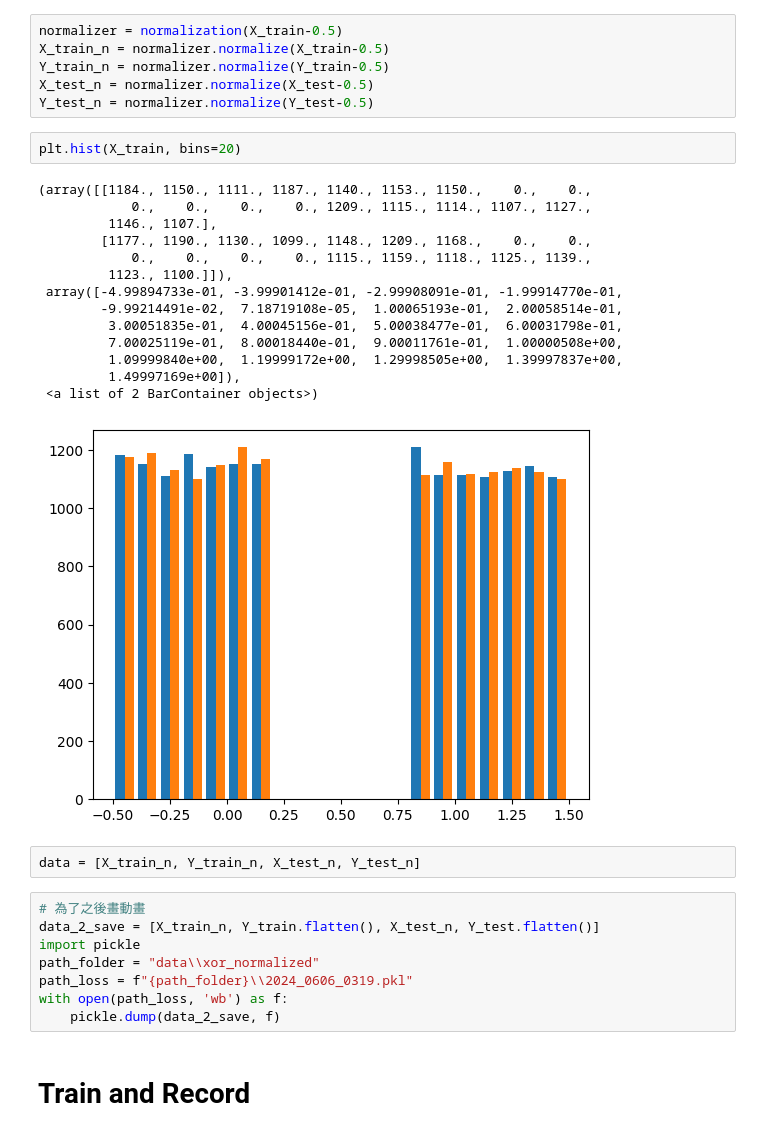
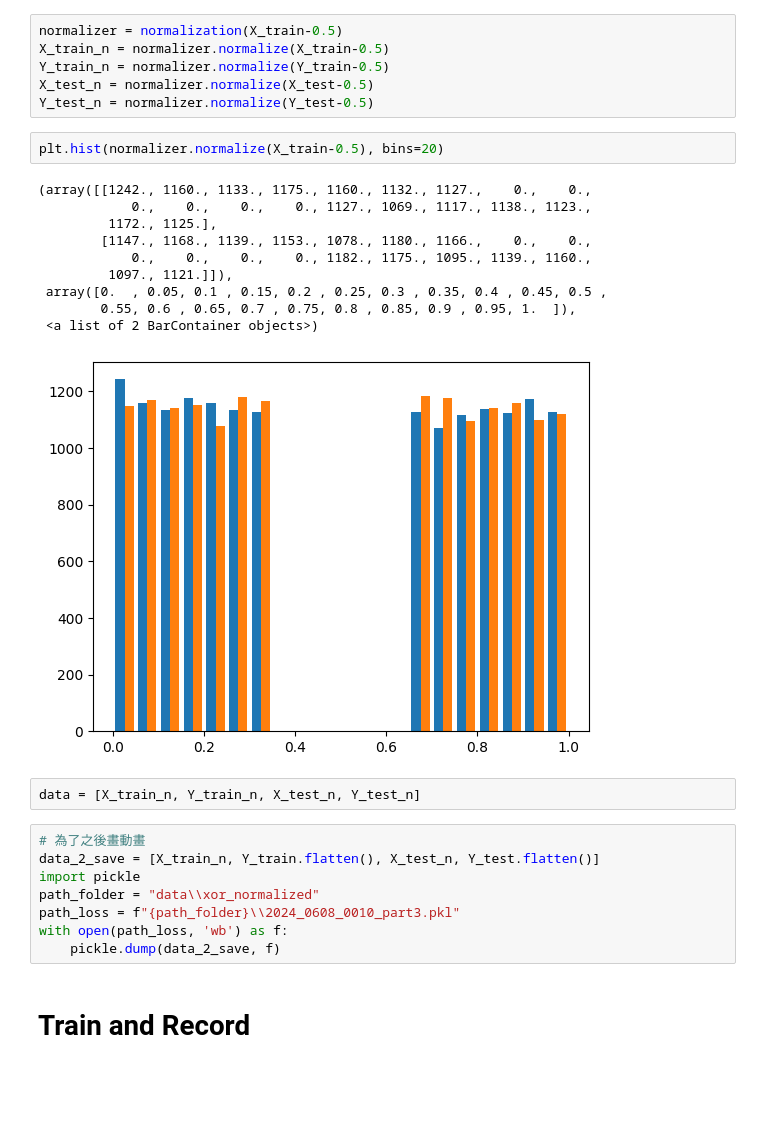
Before and after one commit to SinSuan/data_science, a Jupyter notebook: part3_train.ipynb, the cells around one changed output. Drawn from its saved outputs; the diff is of its cells as text; blank space fills up the shorter version.

```diff
--- a/part3_train.ipynb
+++ b/part3_train.ipynb
@@ -94,22 +94,18 @@ Y_train_n = normalizer.normalize(Y_train-0.5)
 X_test_n = normalizer.normalize(X_test-0.5)
 Y_test_n = normalizer.normalize(Y_test-0.5)
 # %%
-plt.hist(X_train, bins=20)
+plt.hist(normalizer.normalize(X_train-0.5), bins=20)
 # %% [output]
-(array([[1184., 1150., 1111., 1187., 1140., 1153., 1150.,    0.,    0.,
-            0.,    0.,    0.,    0., 1209., 1115., 1114., 1107., 1127.,
-         1146., 1107.],
-        [1177., 1190., 1130., 1099., 1148., 1209., 1168.,    0.,    0.,
-            0.,    0.,    0.,    0., 1115., 1159., 1118., 1125., 1139.,
-         1123., 1100.]]),
- array([-4.99894733e-01, -3.99901412e-01, -2.99908091e-01, -1.99914770e-01,
-        -9.99214491e-02,  7.18719108e-05,  1.00065193e-01,  2.00058514e-01,
-         3.00051835e-01,  4.00045156e-01,  5.00038477e-01,  6.00031798e-01,
-         7.00025119e-01,  8.00018440e-01,  9.00011761e-01,  1.00000508e+00,
-         1.09999840e+00,  1.19999172e+00,  1.29998505e+00,  1.39997837e+00,
-         1.49997169e+00]),
+(array([[1242., 1160., 1133., 1175., 1160., 1132., 1127.,    0.,    0.,
+            0.,    0.,    0.,    0., 1127., 1069., 1117., 1138., 1123.,
+         1172., 1125.],
+        [1147., 1168., 1139., 1153., 1078., 1180., 1166.,    0.,    0.,
+            0.,    0.,    0.,    0., 1182., 1175., 1095., 1139., 1160.,
+         1097., 1121.]]),
+ array([0.  , 0.05, 0.1 , 0.15, 0.2 , 0.25, 0.3 , 0.35, 0.4 , 0.45, 0.5 ,
+        0.55, 0.6 , 0.65, 0.7 , 0.75, 0.8 , 0.85, 0.9 , 0.95, 1.  ]),
  <a list of 2 BarContainer objects>)
-[figure, old version]
+[figure, new version]
 # %%
 data = [X_train_n, Y_train_n, X_test_n, Y_test_n]
 # %%
@@ -117,7 +113,7 @@ data = [X_train_n, Y_train_n, X_test_n, Y_test_n]
 data_2_save = [X_train_n, Y_train.flatten(), X_test_n, Y_test.flatten()]
 import pickle
 path_folder = "data\\xor_normalized"
-path_loss = f"{path_folder}\\2024_0606_0319.pkl"
+path_loss = f"{path_folder}\\2024_0608_0010_part3.pkl"
 with open(path_loss, 'wb') as f:
     pickle.dump(data_2_save, f)
 # %% [markdown]
```
Also changed, not shown: parts of 6 cells of this notebook, 9 other files.
